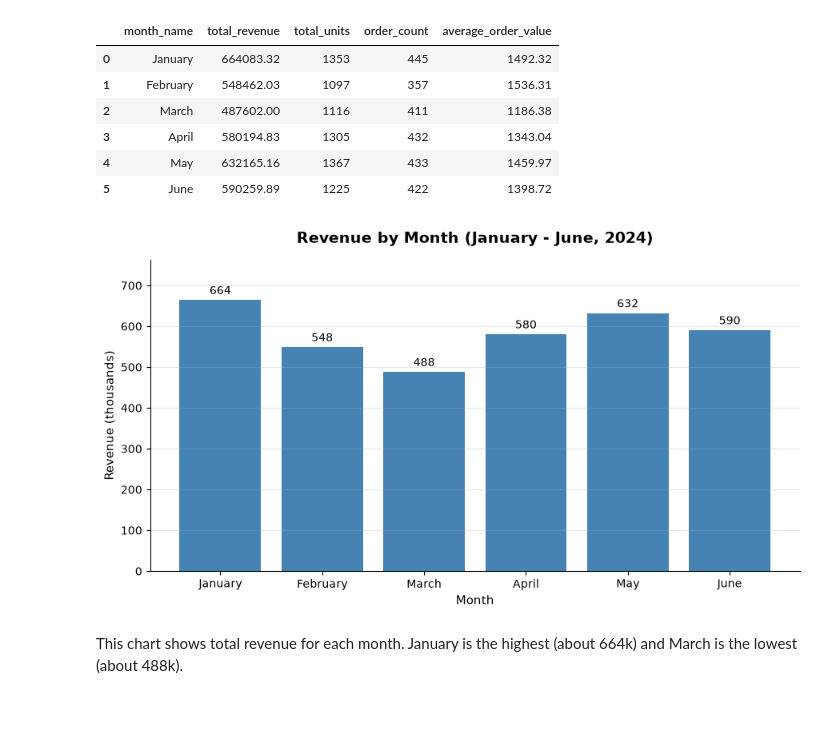
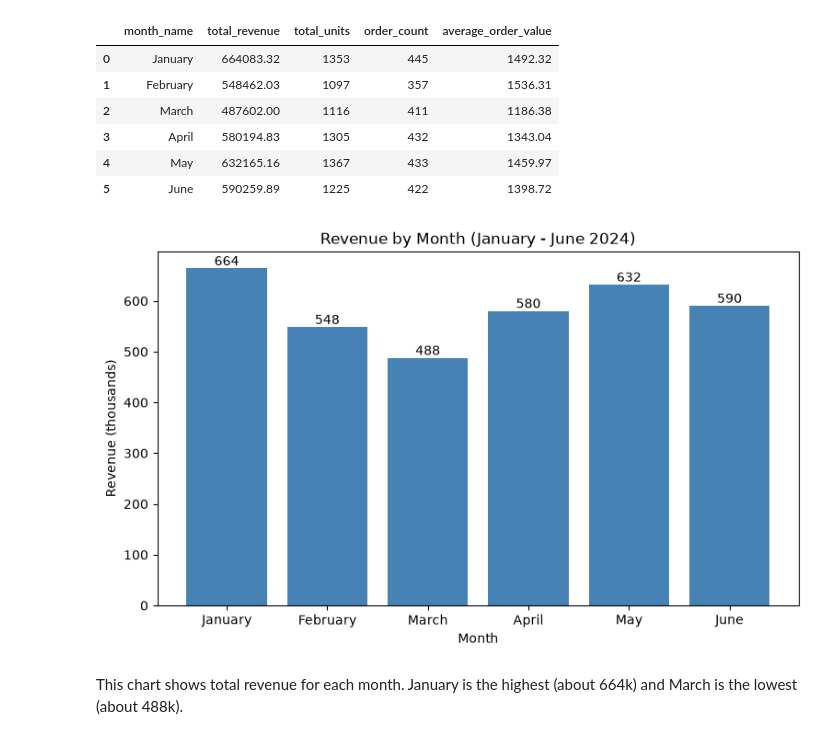
Before and after one commit to Wade-Possible/E-handel, a Jupyter notebook: notebooks/task3_wansiri.ipynb, the cells around one changed output. Saved outputs shown, nothing was run; the diff lists cells and outputs as text; code cells hidden in the pictures; blank space fills up the shorter version.

Commit message:
Update weekly summary and revenue charts

```diff
--- a/notebooks/task3_wansiri.ipynb
+++ b/notebooks/task3_wansiri.ipynb
@@ -114,26 +117,17 @@ monthly_summary.drop(columns = "month_number")  # show without month number
 | 4 | May | 632165.16 | 1367 | 433 | 1459.97 |
 | 5 | June | 590259.89 | 1225 | 422 | 1398.72 |
 # %%
-fig, ax = plt.subplots(figsize = (9, 5))
+revenue_in_thousands = monthly_summary["total_revenue"] / 1000  # show revenue in thousands
 
-revenue_in_thousands = monthly_summary["total_revenue"] / 1000  # show revenue in thousands so the numbers are short
-
-bars = ax.bar(monthly_summary["month_name"], revenue_in_thousands, color="steelblue")
-ax.bar_label(bars, fmt="%.0f", padding=3, fontsize=10)  # write the value on top of each bar)
-
-ax.set_title("Revenue by Month (January - June, 2024)", fontsize=14, fontweight = "bold", pad=15)
-ax.set_xlabel("Month", fontsize=11)
-ax.set_ylabel("Revenue (thousands)", fontsize=11)
-ax.set_ylim(0, revenue_in_thousands.max() *1.15) # leave space above the tallest bar (axis still starts at 0)
-ax.grid(axis ="y", alpha=0.3)  # light horizontal grid lines behind the bars
-
-ax.spines["top"].set_visible(False)  # remove the top border
-ax.spines["right"].set_visible(False)  # remove the right border
-
-fig.tight_layout()  # fit everything inside the picture
+fig, ax = plt.subplots(figsize=(9, 5))
+bars = ax.bar(monthly_summary["month_name"], revenue_in_thousands, color="steelblue")  # draw one bar per month
+ax.bar_label(bars, fmt="%.0f")  # write the value on top of each bar
+ax.set_title("Revenue by Month (January - June 2024)")
+ax.set_xlabel("Month")
+ax.set_ylabel("Revenue (thousands)")
 plt.show()
 # %% [output]
-[figure, old version]
+[figure, new version]
 # %% [markdown]
 This chart shows total revenue for each month. January is the highest (about 664k) and March is the lowest (about 488k).
 # %%
```
Also changed, not shown: parts of 8 cells of this notebook, 1 other file.
